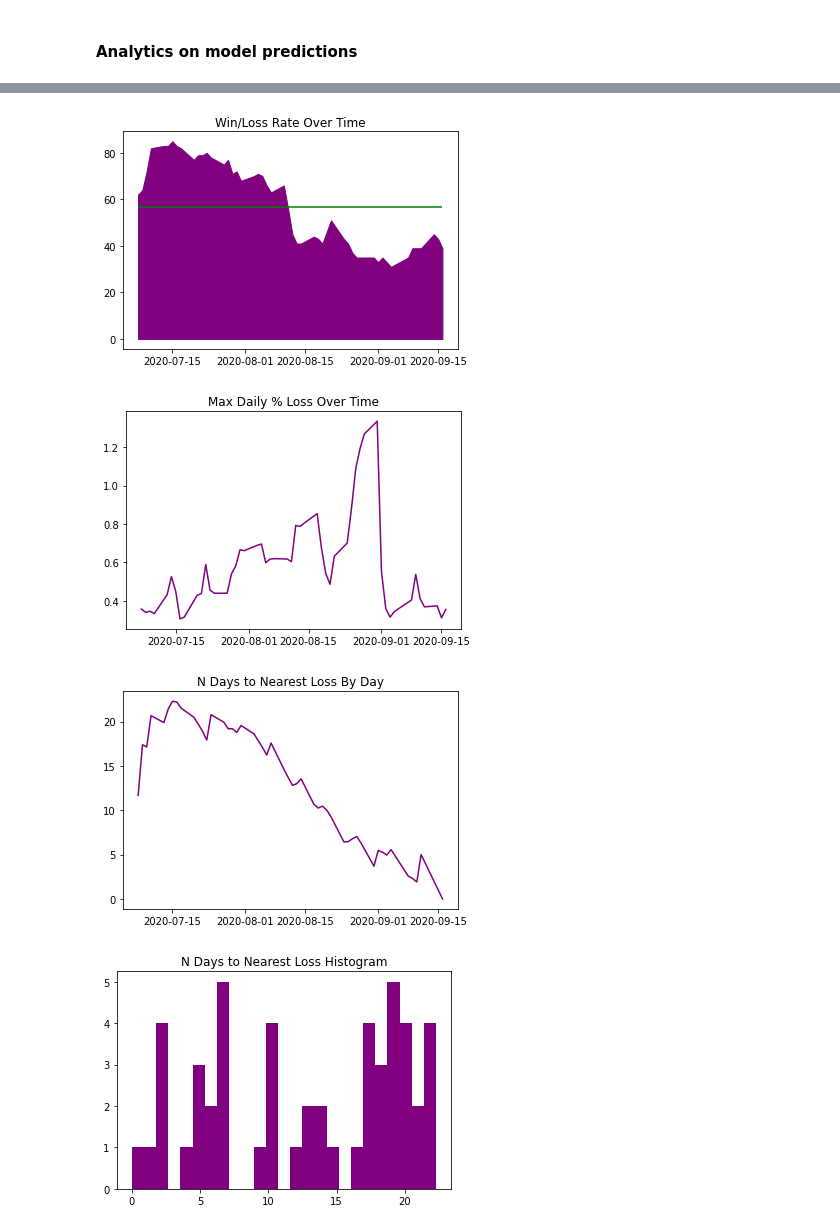
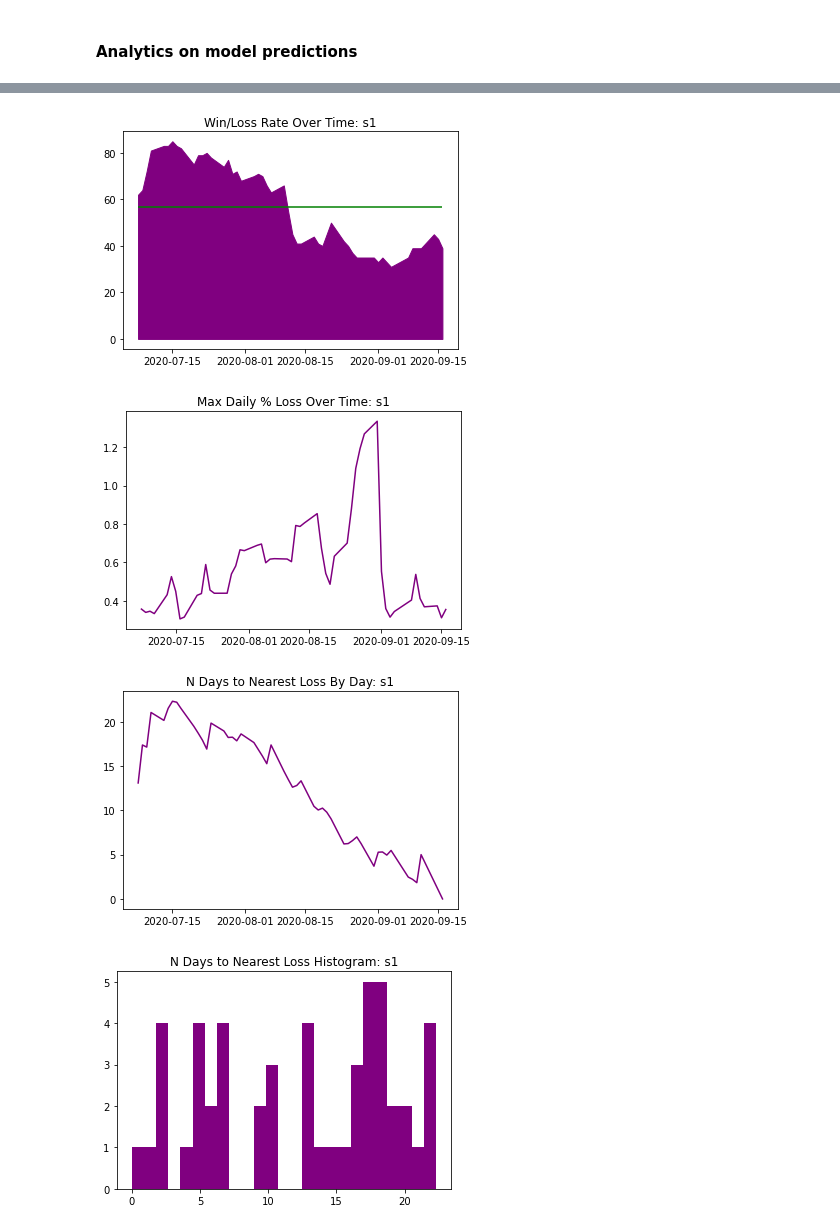
Before and after one commit to rbetzler/fun-times-in-python, a Jupyter notebook: finance/science/exploration/20201124_analytics.ipynb, the cells around one changed output, grey strips where cells are left out. Drawn from its saved outputs; the diff is of its cells as text; code cells hidden in the pictures.

Commit message:
Presenting multiple models in predictor analytics

```diff
--- a/finance/science/exploration/20201124_analytics.ipynb
+++ b/finance/science/exploration/20201124_analytics.ipynb
@@ -10,8 +10,6 @@ register_matplotlib_converters()
 # %% [markdown]
 #### Analytics on model predictions
 # %%
-MODEL_ID = 's1'
-SYMBOL = 'ASML'
 query = f'''
     with
     raw_stocks as (
@@ -38,9 +36,9 @@ query = f'''
     , predictions as (
       select *
         , denormalized_prediction as thirty_day_low_prediction
-        , row_number() over (partition by symbol order by market_datetime desc) as rn
+        , row_number() over (partition by model_id, symbol, market_datetime order by file_datetime desc) as rn1
+        , row_number() over (partition by model_id, symbol order by market_datetime desc) as rn2
       from dev.predictions
-      where model_id = '{MODEL_ID}'
     )
     , base as (
      select
@@ -55,14 +53,14 @@ query = f'''
        , greatest((s.thirty_day_low - p.thirty_day_low_prediction) / p.thirty_day_low_prediction, 0) as loss
        , min(case when s.open <= p.thirty_day_low_prediction then s.market_datetime end) over (partition by s.symbol order by s.market_datetime rows between 1 following and 31 following) - s.market_datetime as n_days_to_loss
        , open - mae * 10 as benchmark_prediction
-       --, .9 * open as benchmark_prediction
        , open - mae * 10 < thirty_day_low as benchmarket_is_profitable
      from stocks as s
      inner join predictions as p
        on  p.symbol = s.symbol
        and (p.market_datetime = s.market_datetime
-         or (p.market_datetime < s.market_datetime and p.rn = 1)
+         or (p.market_datetime < s.market_datetime and p.rn2 = 1)
        )
+     where rn1 = 1
     )
     {{cte}}
     '''
@@ -135,13 +141,14 @@ plt.show()
 # %%
 cte = '''
     select
-        market_datetime
+        model_id
+      , market_datetime
       , 100 * sum(case when is_loss then 0 else 1 end) / count(*) as win_rate
       , max(loss) as largest_daily_loss
       , coalesce(avg(n_days_to_loss), 0) as avg_n_days_to_nearest_loss
     from base
-    group by 1
-    order by 1
+    group by 1,2
+    order by 1,2
     '''
 df = utils.query_db(query=query.format(cte=cte))
 df.head(10)
@@ -160,22 +167,25 @@ df.head(10)
 # %%
-plt.title('Win/Loss Rate Over Time')
-plt.fill_between(df['market_datetime'], df['win_rate'], color='purple')
-plt.hlines(df['win_rate'].mean(), xmin=df['market_datetime'].min(), xmax=df['market_datetime'].max(), color='g')
-plt.show()
+models = df['model_id'].unique()
+for m in models:
+    x = df[df['model_id']==m]
 
-plt.title('Max Daily % Loss Over Time')
-plt.plot(df['market_datetime'], df['largest_daily_loss'], color='purple')
-plt.show()
+    plt.title(f'Win/Loss Rate Over Time: {m}')
+    plt.fill_between(x['market_datetime'], x['win_rate'], color='purple')
+    plt.hlines(x['win_rate'].mean(), xmin=x['market_datetime'].min(), xmax=x['market_datetime'].max(), color='g')
+    plt.show()
 
-plt.title('N Days to Nearest Loss By Day')
-plt.plot(df['market_datetime'], df['avg_n_days_to_nearest_loss'], color='purple')
-plt.show()
+    plt.title(f'Max Daily % Loss Over Time: {m}')
+    plt.plot(x['market_datetime'], x['largest_daily_loss'], color='purple')
+    plt.show()
 
-plt.title('N Days to Nearest Loss Histogram')
-plt.hist(df['avg_n_days_to_nearest_loss'], bins=25, color='purple')
-plt.show()
+    plt.title(f'N Days to Nearest Loss By Day: {m}')
+    plt.plot(x['market_datetime'], x['avg_n_days_to_nearest_loss'], color='purple')
+    plt.show()
+
+    plt.title(f'N Days to Nearest Loss Histogram: {m}')
+    plt.hist(x['avg_n_days_to_nearest_loss'], bins=25, color='purple')
 # %% [output]
-[figure, old version]
+[figure, new version]
-[figure, old version]
+[figure, new version]
-[figure, old version]
+[figure, new version]
-[figure, old version]
+[figure, new version]
```
Also changed, not shown: parts of 4 cells of this notebook.
